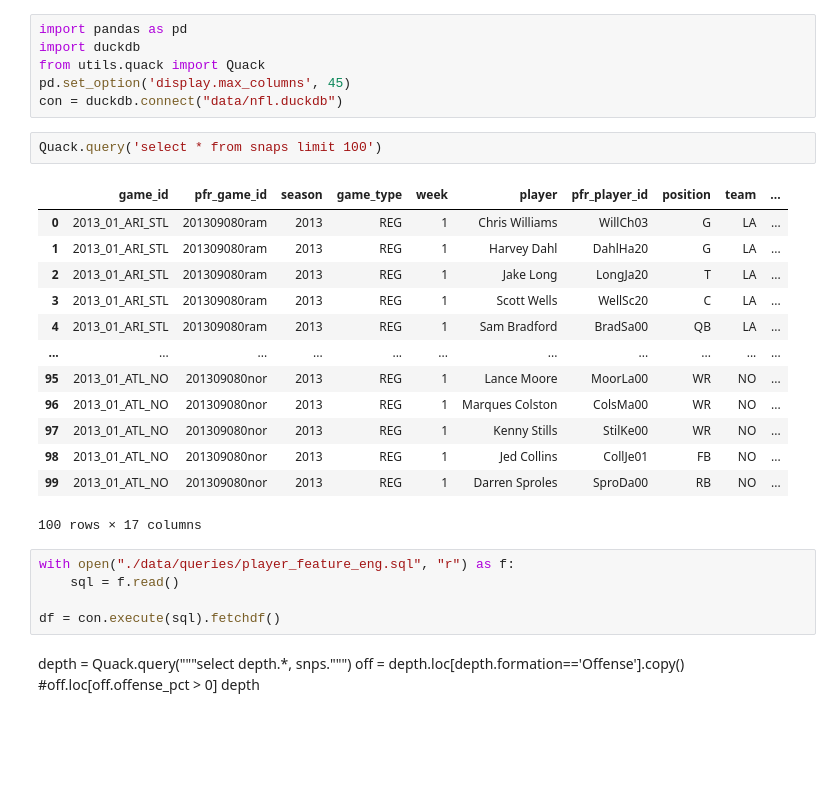
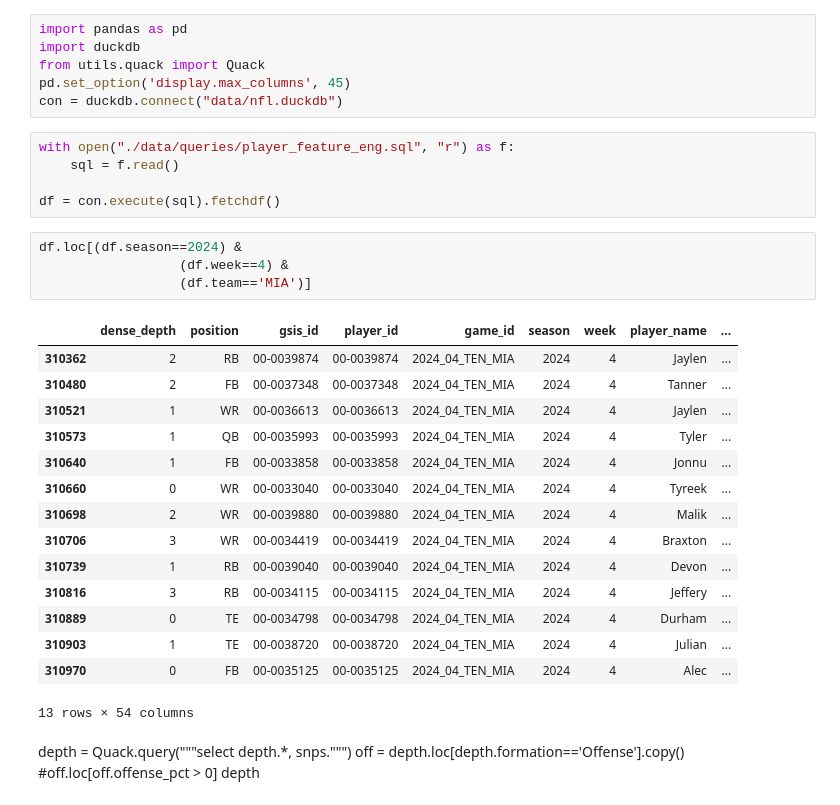
Before and after one commit to sharedw/NFL_sim, a Jupyter notebook: notebooks/other_notebooks/clean_feature_eng.ipynb, the cells around one changed output. Cells and saved outputs as stored; diff of their text form; blank space fills up the shorter version.

```diff
--- a/notebooks/other_notebooks/clean_feature_eng.ipynb
+++ b/notebooks/other_notebooks/clean_feature_eng.ipynb
@@ -4,27 +4,31 @@ import duckdb
 from utils.quack import Quack
 pd.set_option('display.max_columns', 45)
 con = duckdb.connect("data/nfl.duckdb")
-# %%
-Quack.query('select * from snaps limit 100')
-# %% [output]
-|  | game_id | pfr_game_id | season | game_type | week | player | pfr_player_id | position | team | ... |
-| 0 | 2013_01_ARI_STL | 201309080ram | 2013 | REG | 1 | Chris Williams | WillCh03 | G | LA | ... |
-| 1 | 2013_01_ARI_STL | 201309080ram | 2013 | REG | 1 | Harvey Dahl | DahlHa20 | G | LA | ... |
-| 2 | 2013_01_ARI_STL | 201309080ram | 2013 | REG | 1 | Jake Long | LongJa20 | T | LA | ... |
-| 3 | 2013_01_ARI_STL | 201309080ram | 2013 | REG | 1 | Scott Wells | WellSc20 | C | LA | ... |
-| 4 | 2013_01_ARI_STL | 201309080ram | 2013 | REG | 1 | Sam Bradford | BradSa00 | QB | LA | ... |
-| ... | ... | ... | ... | ... | ... | ... | ... | ... | ... | ... |
-| 95 | 2013_01_ATL_NO | 201309080nor | 2013 | REG | 1 | Lance Moore | MoorLa00 | WR | NO | ... |
-| 96 | 2013_01_ATL_NO | 201309080nor | 2013 | REG | 1 | Marques Colston | ColsMa00 | WR | NO | ... |
-| 97 | 2013_01_ATL_NO | 201309080nor | 2013 | REG | 1 | Kenny Stills | StilKe00 | WR | NO | ... |
-| 98 | 2013_01_ATL_NO | 201309080nor | 2013 | REG | 1 | Jed Collins | CollJe01 | FB | NO | ... |
-| 99 | 2013_01_ATL_NO | 201309080nor | 2013 | REG | 1 | Darren Sproles | SproDa00 | RB | NO | ... |
-100 rows × 17 columns
 # %%
 with open("./data/queries/player_feature_eng.sql", "r") as f:
     sql = f.read()
 
 df = con.execute(sql).fetchdf()
+# %%
+df.loc[(df.season==2024) &
+                  (df.week==4) &
+                  (df.team=='MIA')]
+# %% [output]
+|  | dense_depth | position | gsis_id | player_id | game_id | season | week | player_name | ... |
+| 310362 | 2 | RB | 00-0039874 | 00-0039874 | 2024_04_TEN_MIA | 2024 | 4 | Jaylen | ... |
+| 310480 | 2 | FB | 00-0037348 | 00-0037348 | 2024_04_TEN_MIA | 2024 | 4 | Tanner | ... |
+| 310521 | 1 | WR | 00-0036613 | 00-0036613 | 2024_04_TEN_MIA | 2024 | 4 | Jaylen | ... |
+| 310573 | 1 | QB | 00-0035993 | 00-0035993 | 2024_04_TEN_MIA | 2024 | 4 | Tyler | ... |
+| 310640 | 1 | FB | 00-0033858 | 00-0033858 | 2024_04_TEN_MIA | 2024 | 4 | Jonnu | ... |
+| 310660 | 0 | WR | 00-0033040 | 00-0033040 | 2024_04_TEN_MIA | 2024 | 4 | Tyreek | ... |
+| 310698 | 2 | WR | 00-0039880 | 00-0039880 | 2024_04_TEN_MIA | 2024 | 4 | Malik | ... |
+| 310706 | 3 | WR | 00-0034419 | 00-0034419 | 2024_04_TEN_MIA | 2024 | 4 | Braxton | ... |
+| 310739 | 1 | RB | 00-0039040 | 00-0039040 | 2024_04_TEN_MIA | 2024 | 4 | Devon | ... |
+| 310816 | 3 | RB | 00-0034115 | 00-0034115 | 2024_04_TEN_MIA | 2024 | 4 | Jeffery | ... |
+| 310889 | 0 | TE | 00-0034798 | 00-0034798 | 2024_04_TEN_MIA | 2024 | 4 | Durham | ... |
+| 310903 | 1 | TE | 00-0038720 | 00-0038720 | 2024_04_TEN_MIA | 2024 | 4 | Julian | ... |
+| 310970 | 0 | FB | 00-0035125 | 00-0035125 | 2024_04_TEN_MIA | 2024 | 4 | Alec | ... |
+13 rows × 54 columns
 # %% [markdown]
 
 depth = Quack.query("""select depth.*, snps.""")
```
Also changed, not shown: parts of 12 cells of this notebook, 9 other files.
